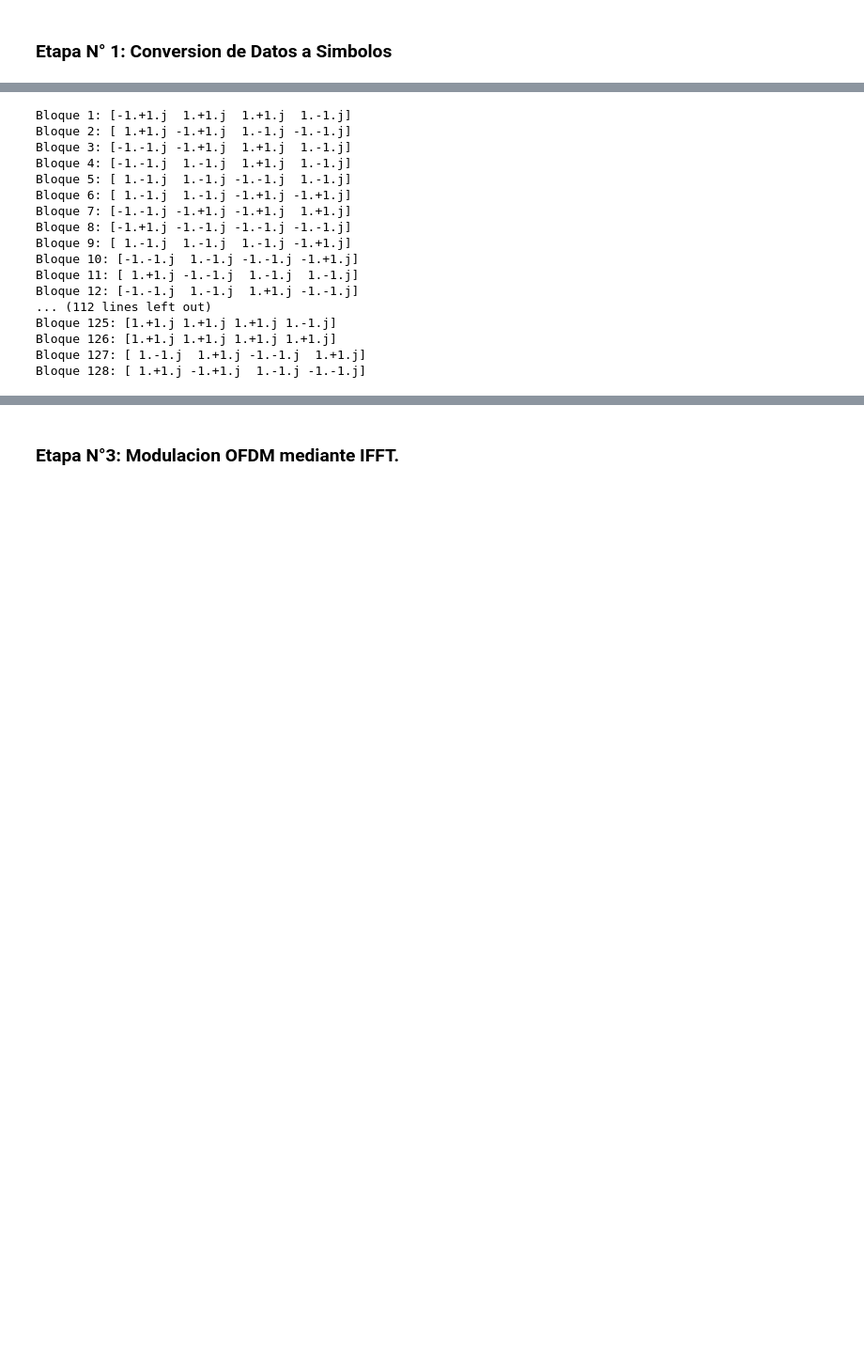
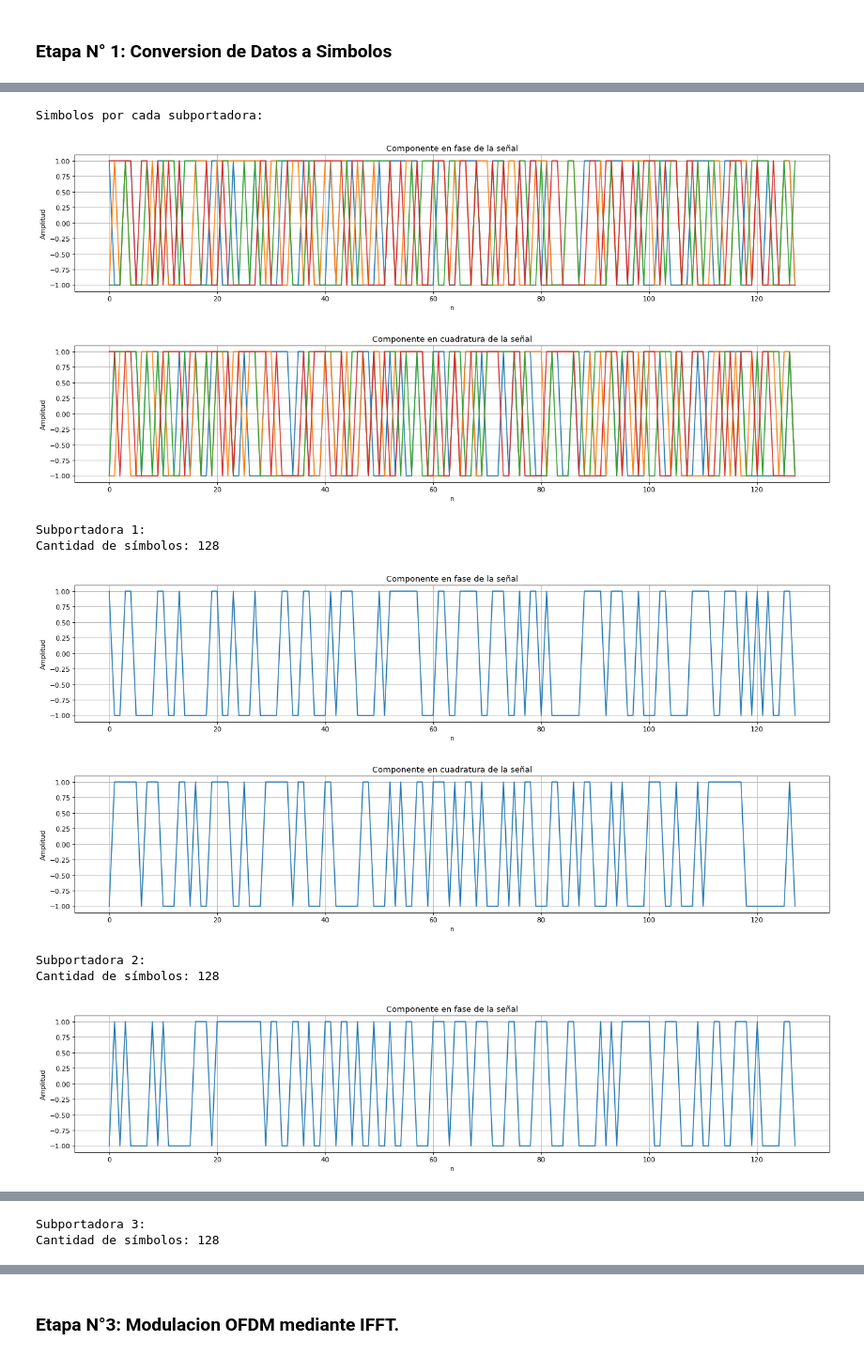
Before and after one commit to simi-sai/ofdm, a Jupyter notebook: src/Borrador.ipynb, the cells around one changed output, grey strips where cells are left out. Shown at 94% size. Saved outputs shown, nothing was run; the diff lists cells and outputs as text; code cells hidden in the pictures; blank space fills up the shorter version.

```diff
--- a/src/Borrador.ipynb
+++ b/src/Borrador.ipynb
@@ -90,36 +144,38 @@ Esta etapa consiste en distribuir cada símbolo complejo generado en la etapa an
 # %%
-def map_symbols_to_subcarriers(symbols, N):
+def subcarriers_distribution(symbols, N:int):
     # Paso 1: Verificar si la cantidad de símbolos es múltiplo de N
-    padding = (-len(symbols)) % N #calcula cuántos ceros hay que agregar si los símbolos no se dividen justo entre N.
+    padding = (-len(symbols)) % N
+
     if padding > 0:
-        symbols = np.append(symbols, [0]*padding)  # Relleno con ceros si es necesario
+        symbols = np.append(symbols, [0]*padding) # Relleno con ceros si es necesario
 
     # Paso 2: Agrupar los símbolos en bloques de N
     blocks = symbols.reshape((-1, N))
+
     return blocks
-# %%
-# Aplicación con N subportadoras
-N = 4  # Podés cambiar este valor según tu diseño
-symbol_blocks = map_symbols_to_subcarriers(qam_symbols, N)
-
-# Mostrar todos los bloques de símbolos
-for i, bloque in enumerate(symbol_blocks):
-    print(f"Bloque {i+1}: {bloque}")
-# %% [output]
-Bloque 1: [-1.+1.j  1.+1.j  1.+1.j  1.-1.j]
-Bloque 2: [ 1.+1.j -1.+1.j  1.-1.j -1.-1.j]
-Bloque 3: [-1.-1.j -1.+1.j  1.+1.j  1.-1.j]
-Bloque 4: [-1.-1.j  1.-1.j  1.+1.j  1.-1.j]
-Bloque 5: [ 1.-1.j  1.-1.j -1.-1.j  1.-1.j]
-Bloque 6: [ 1.-1.j  1.-1.j -1.+1.j -1.+1.j]
-Bloque 7: [-1.-1.j -1.+1.j -1.+1.j  1.+1.j]
-Bloque 8: [-1.+1.j -1.-1.j -1.-1.j -1.-1.j]
-Bloque 9: [ 1.-1.j  1.-1.j  1.-1.j -1.+1.j]
-Bloque 10: [-1.-1.j  1.-1.j -1.-1.j -1.+1.j]
-Bloque 11: [ 1.+1.j -1.-1.j  1.-1.j  1.-1.j]
-Bloque 12: [-1.-1.j  1.-1.j  1.+1.j -1.-1.j]
-... (112 lines left out)
-Bloque 125: [1.+1.j 1.+1.j 1.+1.j 1.-1.j]
-Bloque 126: [1.+1.j 1.+1.j 1.+1.j 1.+1.j]
-Bloque 127: [ 1.-1.j  1.+1.j -1.-1.j  1.+1.j]
-Bloque 128: [ 1.+1.j -1.+1.j  1.-1.j -1.-1.j]
+# %%
+N = 4 # Número de subportadoras
+
+symbol_blocks = subcarriers_distribution(hypothesis, N)
+
+# Simbolos por cada subportadora
+print(f"Simbolos por cada subportadora:")
+plotSignal(symbol_blocks, 'T')
+plotSignal(symbol_blocks, 'Q')
+
+# Símbolos por subportadora
+for sub in range(N):
+    print(f"Subportadora {sub+1}: \nCantidad de símbolos: {len(symbol_blocks[:, sub])}")
+    plotSignal(symbol_blocks[:, sub], 'T')
+    plotSignal(symbol_blocks[:, sub], 'Q')
+# %% [output]
+Simbolos por cada subportadora:
+[figure, added]
+[figure, added]
+Subportadora 1:
+Cantidad de símbolos: 128
+[figure, added]
+[figure, added]
+Subportadora 2:
+Cantidad de símbolos: 128
+[figure, added]
@@ -125,0 +183,2 @@ Bloque 128: [ 1.+1.j -1.+1.j  1.-1.j -1.-1.j]
+Subportadora 3:
+Cantidad de símbolos: 128
```
Also changed, not shown: parts of 49 cells of this notebook, 2 other files.
